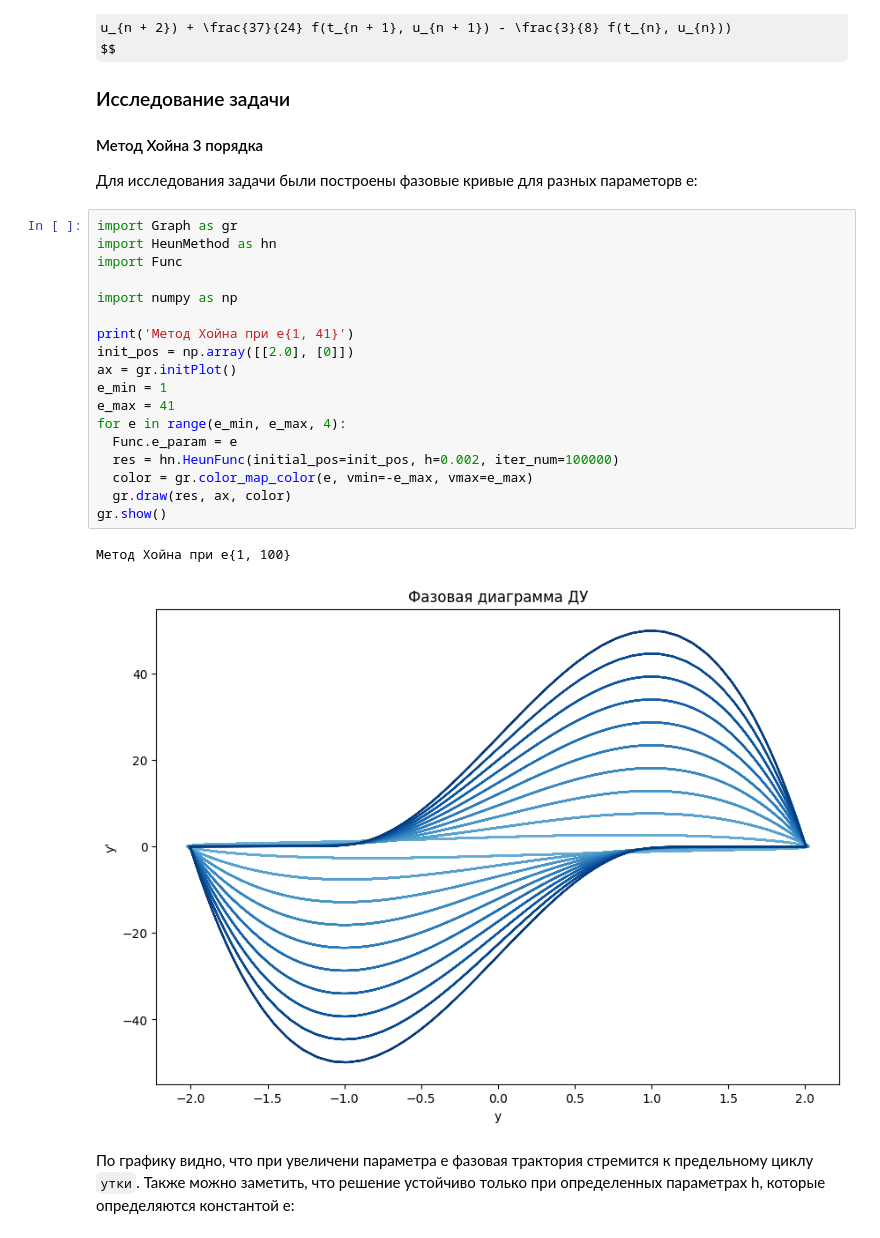
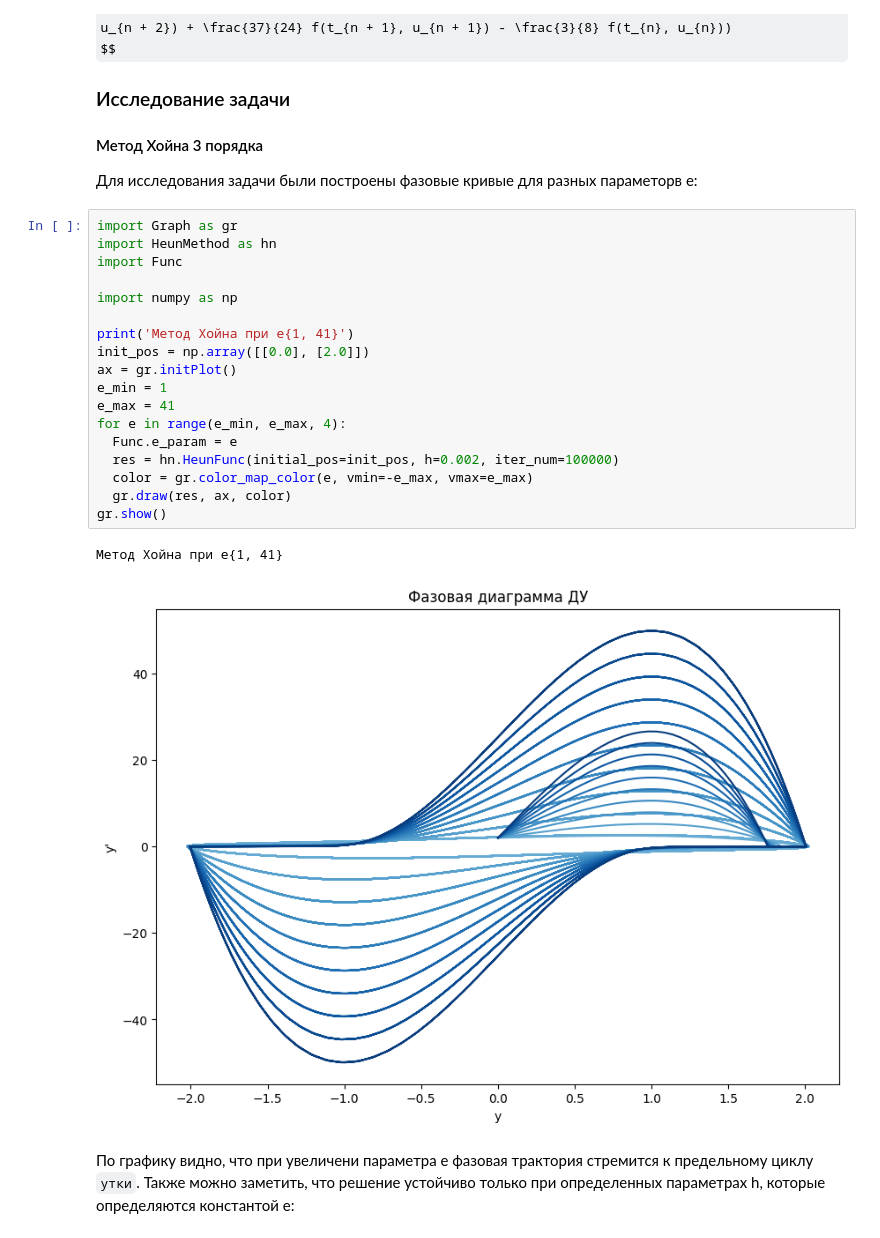
Before and after one commit to Zararest/Computational_math_5sem, a Jupyter notebook: 2-sem/Lab-1/Report.ipynb, the cells around one changed output. Cells and saved outputs as stored; diff of their text form; some formulas as TeX source.

```diff
--- a/2-sem/Lab-1/Report.ipynb
+++ b/2-sem/Lab-1/Report.ipynb
@@ -114,24 +114,24 @@ $$
 # %%
 import Graph as gr
 import HeunMethod as hn
 import Func
 
 import numpy as np
 
 print('Метод Хойна при e{1, 41}')
-init_pos = np.array([[2.0], [0]])
+init_pos = np.array([[0.0], [2.0]])
 ax = gr.initPlot()
 e_min = 1
 e_max = 41
 for e in range(e_min, e_max, 4):
   Func.e_param = e
   res = hn.HeunFunc(initial_pos=init_pos, h=0.002, iter_num=100000)
   color = gr.color_map_color(e, vmin=-e_max, vmax=e_max)
   gr.draw(res, ax, color)
 gr.show()
 # %% [output]
-Метод Хойна при e{1, 100}
+Метод Хойна при e{1, 41}
-[figure, old version]
+[figure, new version]
 # %% [markdown]
 По графику видно, что при увеличени параметра e фазовая трактория стремится к предельному циклу `утки`. Также можно заметить, что решение устойчиво только при определенных параметрах h, которые определяются константой e:
 # %%
```
Also changed, not shown: parts of 1 cell of this notebook, 1 other file.
